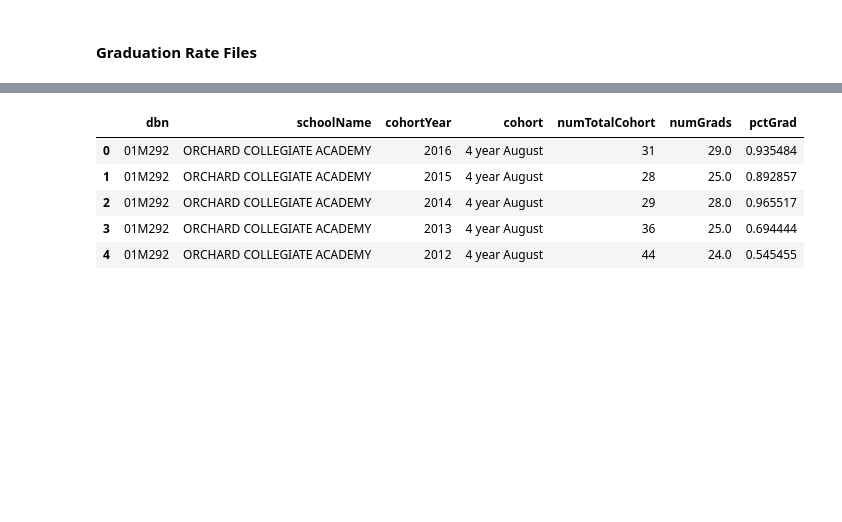
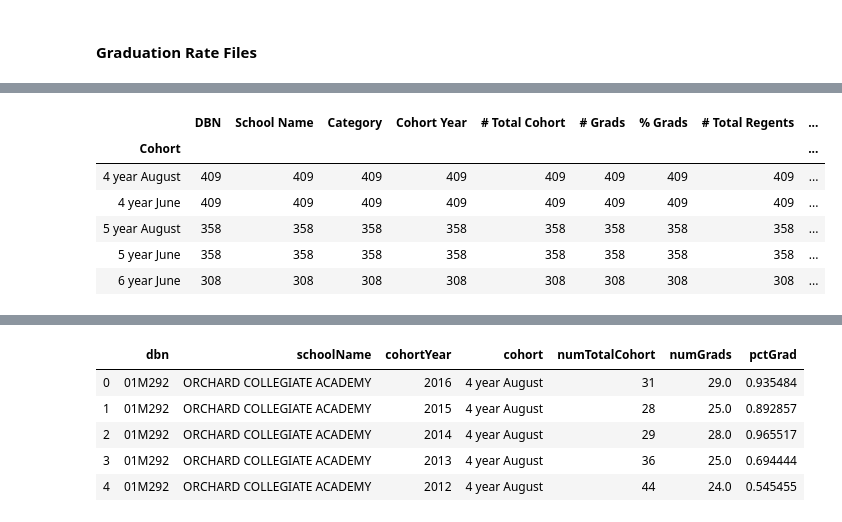
Before and after one commit to meiguan/covid19SchoolsNYC, a Jupyter notebook: get_and_store_public_data.ipynb, the cells around one changed output, grey strips where cells are left out. Drawn from its saved outputs; the diff is of its cells as text; code cells hidden in the pictures; blank space fills up the shorter version.

```diff
--- a/get_and_store_public_data.ipynb
+++ b/get_and_store_public_data.ipynb
@@ -70,0 +76,10 @@ charterrates.head()
+# %%
+charterrates.groupby('Cohort').count()
+# %% [output]
+|  | DBN | School Name | Category | Cohort Year | # Total Cohort | # Grads | % Grads | # Total Regents | ... |
+| Cohort |  |  |  |  |  |  |  |  | ... |
+| 4 year August | 409 | 409 | 409 | 409 | 409 | 409 | 409 | 409 | ... |
+| 4 year June | 409 | 409 | 409 | 409 | 409 | 409 | 409 | 409 | ... |
+| 5 year August | 358 | 358 | 358 | 358 | 358 | 358 | 358 | 358 | ... |
+| 5 year June | 358 | 358 | 358 | 358 | 358 | 358 | 358 | 358 | ... |
+| 6 year June | 308 | 308 | 308 | 308 | 308 | 308 | 308 | 308 | ... |
```
Also changed, not shown: parts of 6 cells of this notebook, 2 other files.
